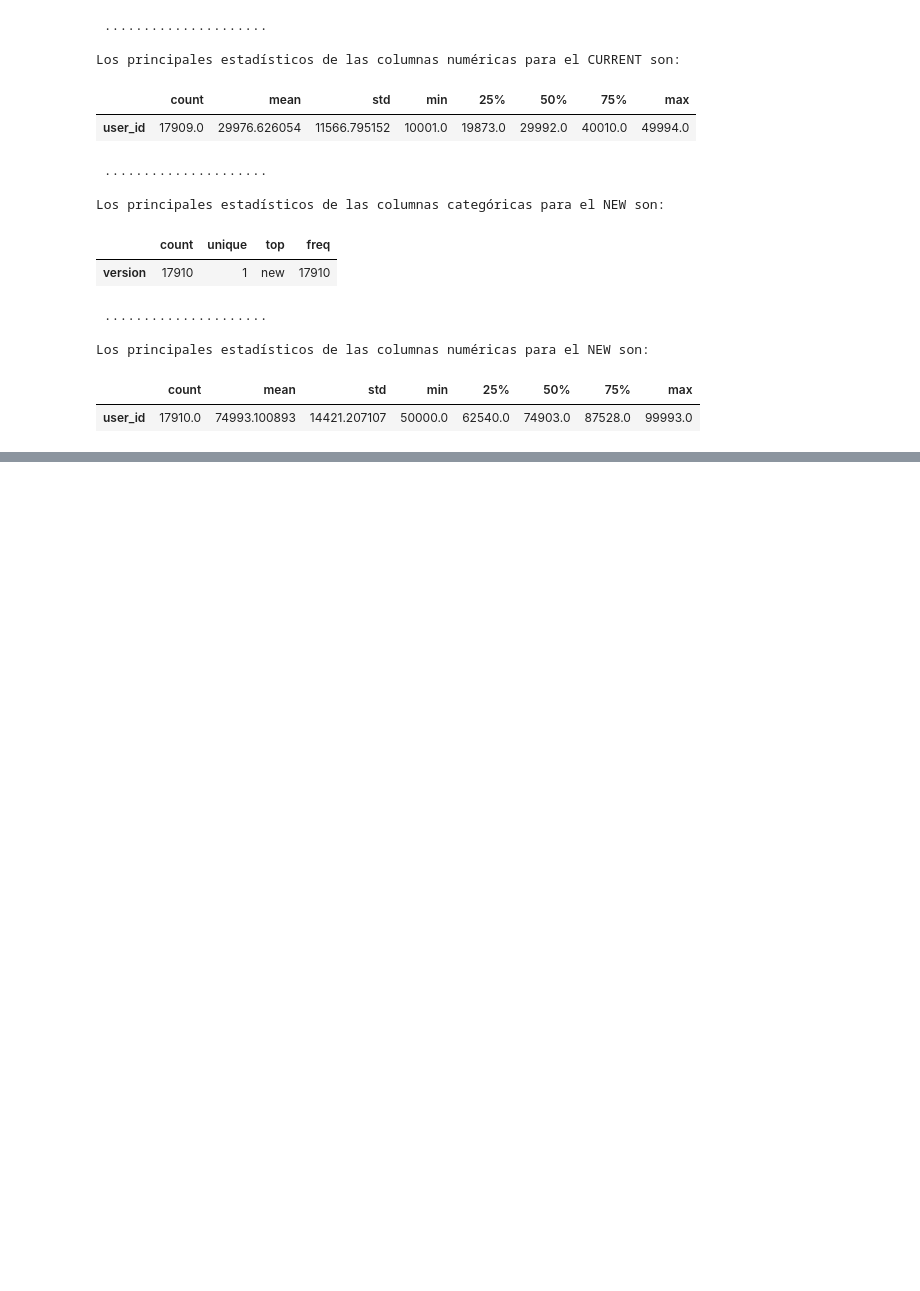
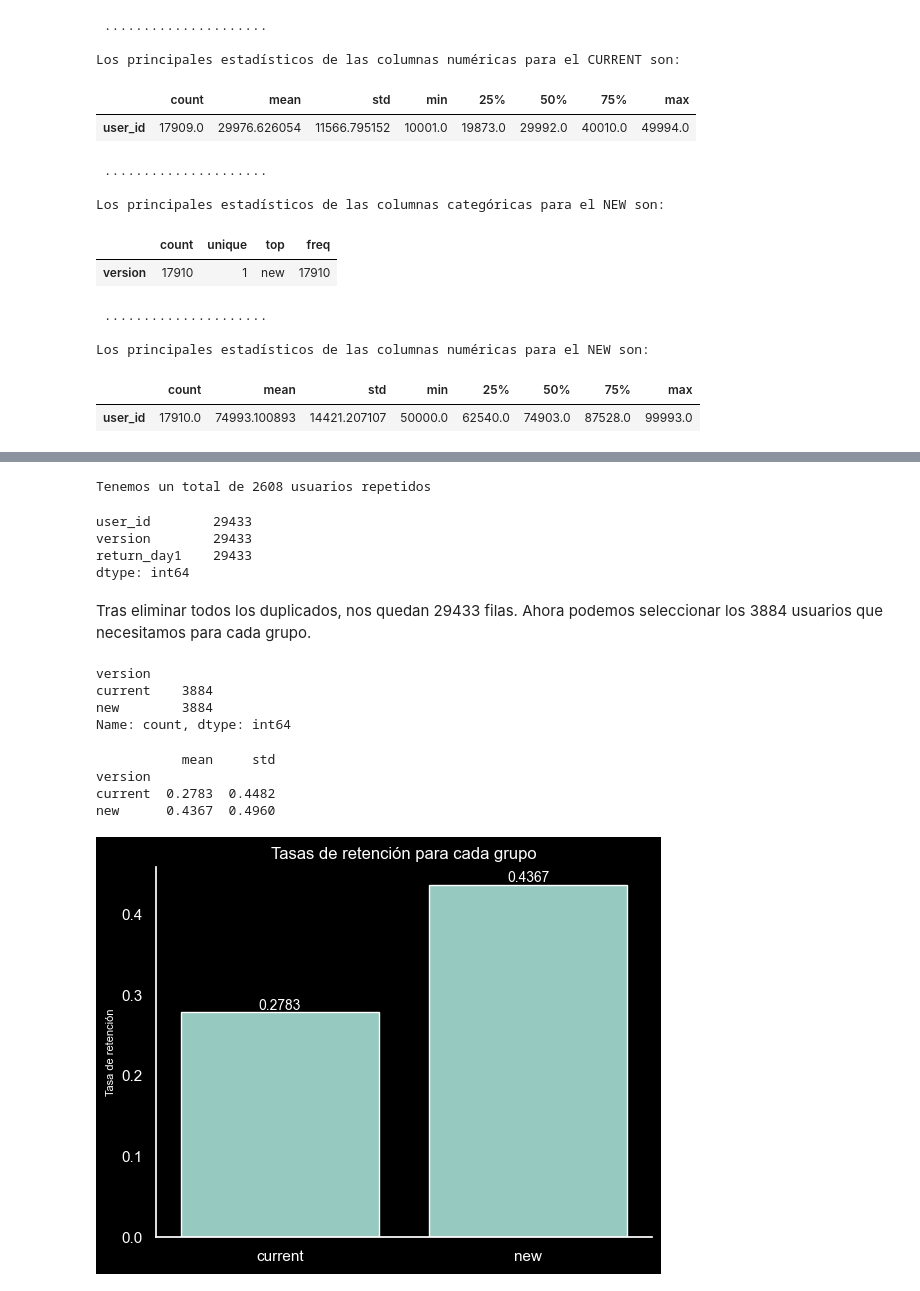
Before and after one commit to MartaM1206/proyecto_ABTesting, a Jupyter notebook: Proyecto.ipynb, the cells around one changed output, grey strips where cells are left out. Cells and saved outputs as stored; diff of their text form; code cells hidden in the pictures; blank space fills up the shorter version.

Commit message:
z-test

```diff
--- a/Proyecto.ipynb
+++ b/Proyecto.ipynb
@@ -150,0 +141,66 @@ retencion_control = count(df)
+# %%
+# El análsis exploratorio muestra que el dataset tiene 3778 filas duplicadas, por lo que los eliminamos.
+df.drop_duplicates(inplace=True)
+# %%
+# Después de eliminar las filas duplicadas, comprobamos si hay usuarios repetidos
+print(f"Tenemos un total de {df.duplicated(subset='user_id').sum()} usuarios repetidos")
+# %% [output]
+Tenemos un total de 2608 usuarios repetidos
+# %%
+# Como, en principio, tenemos suficientes datos para realizar el test, podemos eliminar los usurarios repetidos.
+df.drop_duplicates(subset="user_id", inplace = True)
+# %%
+df.count()
+# %% [output]
+user_id        29433
+version        29433
+return_day1    29433
+dtype: int64
+# %% [markdown]
+Tras eliminar todos los duplicados, nos quedan 29433 filas. Ahora podemos seleccionar los 3884 usuarios que necesitamos para cada grupo.
+# %%
+# seleccionamos 3884 usuarios de cada grupo de forma aleatoria
+grupo_control = df[df['version'] == 'current'].sample(n=math.ceil(tamaño_muestral), random_state=22)
+grupo_test = df[df['version'] == 'new'].sample(n=math.ceil(tamaño_muestral), random_state=22)
+
+# unimos los dos conjuntos de datos
+ab_test = pd.concat([grupo_control, grupo_test], axis=0).reset_index(drop = True)
+
+# comprobamos que tengamos el mismo número de usuarios en los 2 grupos
+ab_test["version"].value_counts()
+# %% [output]
+version
+current    3884
+new        3884
+Name: count, dtype: int64
+# %%
+# vamos a empezar con algunas gráficas para ir familiarizandonos con los datos,
+# lo primero que vamos a hacer es calcular la tasa de retencion de cada uno de los grupos
+tasa_retencion = ab_test.groupby('version')['return_day1'].agg(["mean", "std"]).round(4)
+print(tasa_retencion)
+
+fig = sns.barplot(tasa_retencion,
+                  x = tasa_retencion.index,
+                  y = "mean")
+
+# ponemos las etiquetas en cada una de las barras
+fig.bar_label(fig.containers[0], fontsize=10)
+
+# eliminar los ejes de arriba y la derecha
+fig.spines['top'].set_visible(False)
+fig.spines['right'].set_visible(False)
+
+# ponemos título a la gráfica
+fig.set_title("Tasas de retención para cada grupo")
+
+# cambiamos el nombre del eje y
+fig.set_ylabel("Tasa de retención", fontsize = 8)
+
+# quitamos el nombre del eje x
+fig.set_xlabel("");
+# %% [output]
+           mean     std
+version
+current  0.2783  0.4482
+new      0.4367  0.4960
+[figure, added]
```
Also changed, not shown: parts of 9 cells of this notebook, 3 other files.
